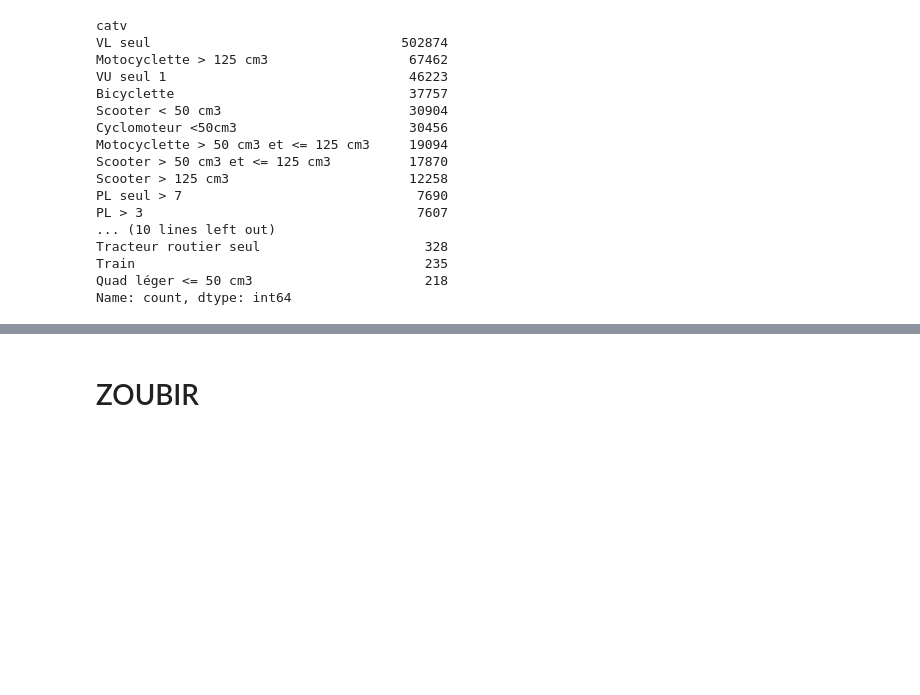
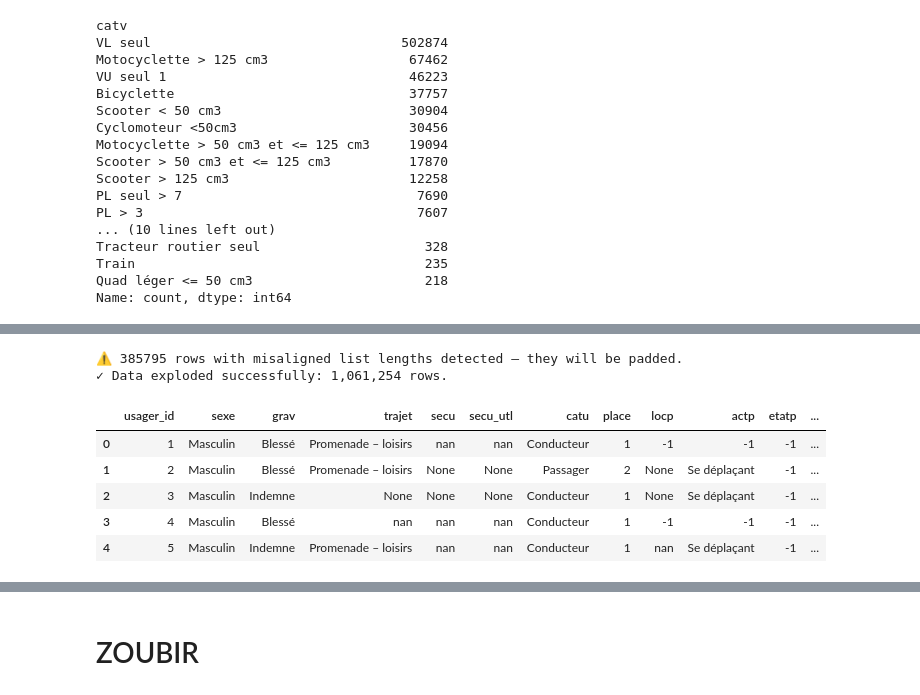
Before and after one commit to LounesAbd/Projet-1-Simplon-Data-Engineer-2025---Mighty-Mosquitoes, a Jupyter notebook: etl/etl_accidents.ipynb, the cells around one changed output, grey strips where cells are left out. Cells and saved outputs as stored; diff of their text form; code cells hidden in the pictures; blank space fills up the shorter version.

```diff
--- a/etl/etl_accidents.ipynb
+++ b/etl/etl_accidents.ipynb
@@ -928,0 +1091,19 @@ df_usagers.head()
+# %%
+# EXPLORATION
+
+# Test fonction explode_df pour df_usagers
+
+# Définir les colonnes à exploser
+cols_to_explode = ['sexe', 'grav', 'trajet', 'secu', 'secu_utl', 'catu', 'place', 'locp', 'actp', 'etatp']
+
+df_usager_exploded = explode_df(df_usagers, cols_to_explode, 'usager_id')
+df_usager_exploded.head()
+# %% [output]
+⚠️ 385795 rows with misaligned list lengths detected — they will be padded.
+✓ Data exploded successfully: 1,061,254 rows.
+|  | usager_id | sexe | grav | trajet | secu | secu_utl | catu | place | locp | actp | etatp | ... |
+| 0 | 1 | Masculin | Blessé | Promenade – loisirs | nan | nan | Conducteur | 1 | -1 | -1 | -1 | ... |
+| 1 | 2 | Masculin | Blessé | Promenade – loisirs | None | None | Passager | 2 | None | Se déplaçant | -1 | ... |
+| 2 | 3 | Masculin | Indemne | None | None | None | Conducteur | 1 | None | Se déplaçant | -1 | ... |
+| 3 | 4 | Masculin | Blessé | nan | nan | nan | Conducteur | 1 | -1 | -1 | -1 | ... |
+| 4 | 5 | Masculin | Indemne | Promenade – loisirs | nan | nan | Conducteur | 1 | nan | Se déplaçant | -1 | ... |
```
Also changed, not shown: parts of 41 cells of this notebook, 1 other file.
